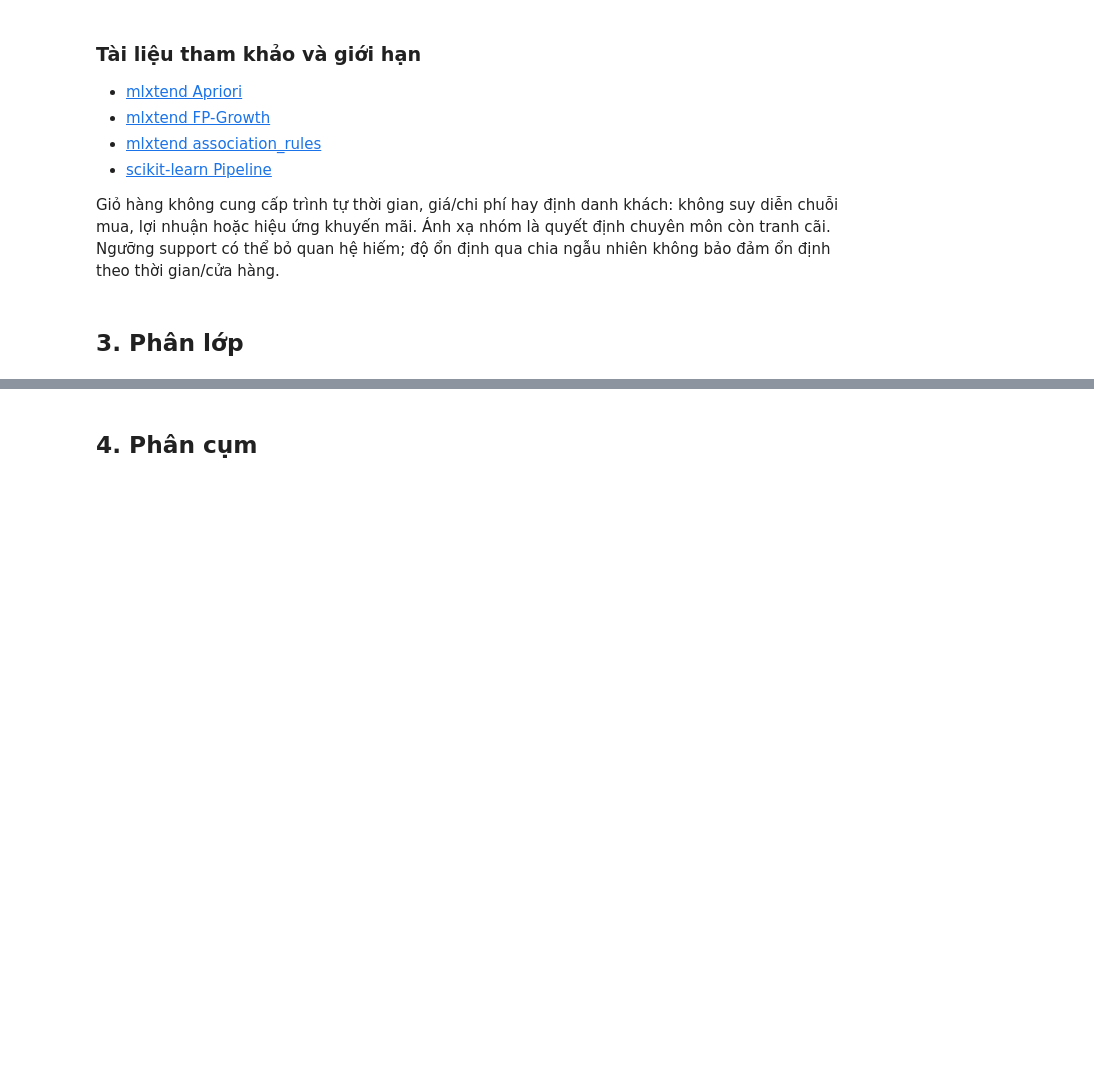
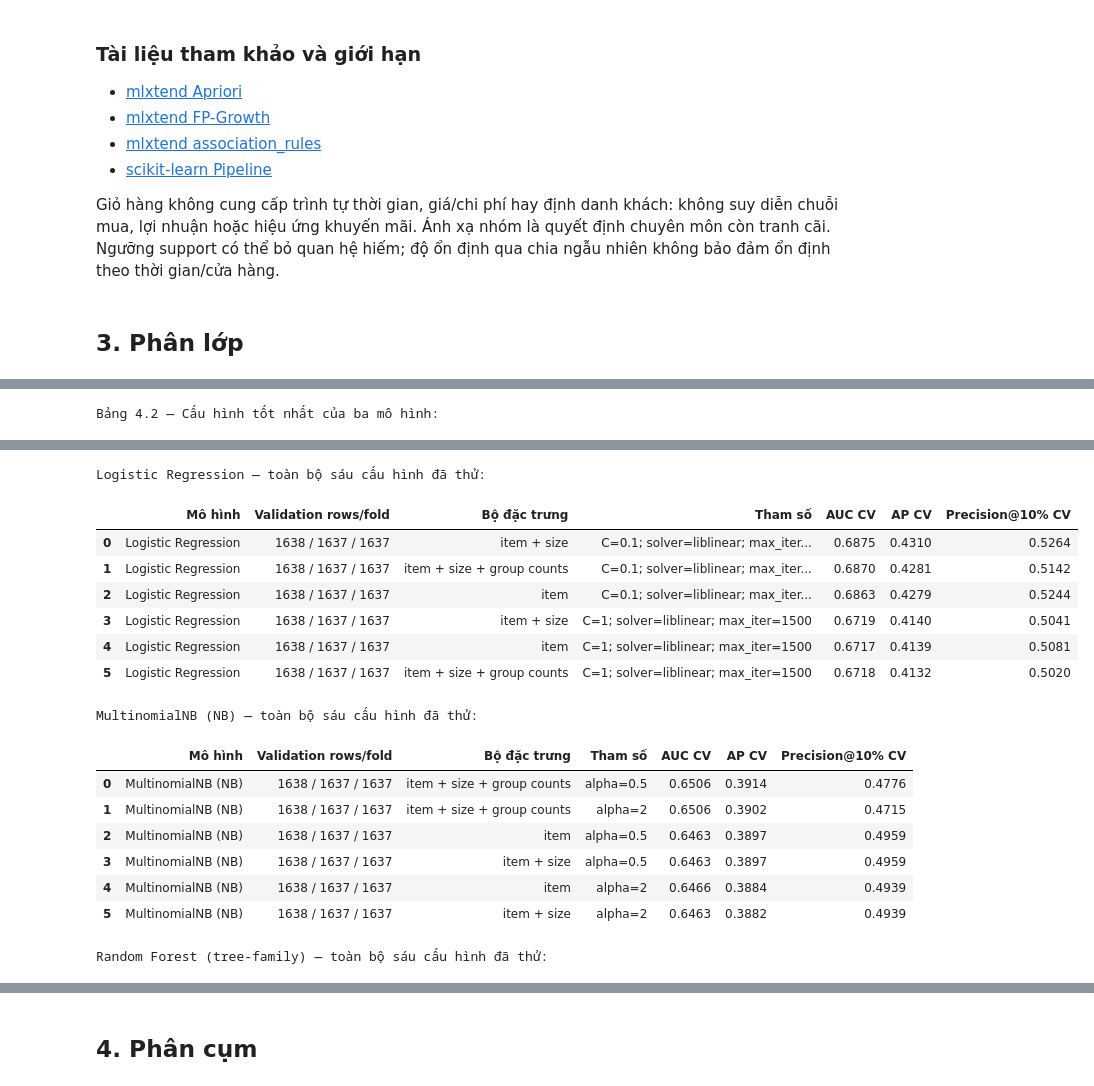
Before and after one commit to TruongMinhThang24/dbm301_asm2_group3_de2, a Jupyter notebook: notebooks/notebook.ipynb, the cells around one changed output, grey strips where cells are left out. Drawn from its saved outputs; the diff is of its cells as text; code cells hidden in the pictures; blank space fills up the shorter version.

```diff
--- a/notebooks/notebook.ipynb
+++ b/notebooks/notebook.ipynb
@@ -1162,0 +1779,23 @@ Giỏ hàng không cung cấp trình tự thời gian, giá/chi phí hay định
+# %%
+clf_ml_search = clf_search_candidates(
+    clf_ml_candidates(ITEM_TO_GROUP), clf_X_train, clf_y_train, clf_cv_splits)
+clf_ml_best = clf_best_per_family(clf_ml_search['table'])
+clf_cv_validation_rows = ' / '.join(str(len(val_idx)) for _, val_idx in clf_cv_splits)
+
+def clf_4_2_comparison(table):
+    view = clf_comparison_table(table)
+    view.insert(1, 'Validation rows/fold', clf_cv_validation_rows)
+    return view
+
+print('Bảng 4.2 — Cấu hình tốt nhất của ba mô hình:')
+display(clf_4_2_comparison(clf_ml_best).round(4))
+for clf_family in ['Logistic', 'MultinomialNB', 'RandomForest']:
+    print(CLF_MODEL_NAMES[clf_family], '— toàn bộ sáu cấu hình đã thử:')
+    display(clf_4_2_comparison(
+        clf_ml_search['table'].loc[clf_ml_search['table'].family.eq(clf_family)]).round(4))
+clf_ml_search['table'].to_csv(CLF_DIR / '4_2_model_trials.csv', index=False)
+clf_ml_search['fold_metrics'].to_csv(CLF_DIR / '4_2_fold_metrics.csv', index=False)
+clf_ml_best.to_csv(CLF_DIR / '4_2_best_models.csv', index=False)
+clf_4_2_comparison(clf_ml_best).to_csv(CLF_DIR / '4_2_comparison.csv', index=False)
+# %% [output]
+Bảng 4.2 — Cấu hình tốt nhất của ba mô hình:
@@ -1162,0 +1806,17 @@ Giỏ hàng không cung cấp trình tự thời gian, giá/chi phí hay định
+Logistic Regression — toàn bộ sáu cấu hình đã thử:
+|  | Mô hình | Validation rows/fold | Bộ đặc trưng | Tham số | AUC CV | AP CV | Precision@10% CV |
+| 0 | Logistic Regression | 1638 / 1637 / 1637 | item + size | C=0.1; solver=liblinear; max_iter... | 0.6875 | 0.4310 | 0.5264 |
+| 1 | Logistic Regression | 1638 / 1637 / 1637 | item + size + group counts | C=0.1; solver=liblinear; max_iter... | 0.6870 | 0.4281 | 0.5142 |
+| 2 | Logistic Regression | 1638 / 1637 / 1637 | item | C=0.1; solver=liblinear; max_iter... | 0.6863 | 0.4279 | 0.5244 |
+| 3 | Logistic Regression | 1638 / 1637 / 1637 | item + size | C=1; solver=liblinear; max_iter=1500 | 0.6719 | 0.4140 | 0.5041 |
+| 4 | Logistic Regression | 1638 / 1637 / 1637 | item | C=1; solver=liblinear; max_iter=1500 | 0.6717 | 0.4139 | 0.5081 |
+| 5 | Logistic Regression | 1638 / 1637 / 1637 | item + size + group counts | C=1; solver=liblinear; max_iter=1500 | 0.6718 | 0.4132 | 0.5020 |
+MultinomialNB (NB) — toàn bộ sáu cấu hình đã thử:
+|  | Mô hình | Validation rows/fold | Bộ đặc trưng | Tham số | AUC CV | AP CV | Precision@10% CV |
+| 0 | MultinomialNB (NB) | 1638 / 1637 / 1637 | item + size + group counts | alpha=0.5 | 0.6506 | 0.3914 | 0.4776 |
+| 1 | MultinomialNB (NB) | 1638 / 1637 / 1637 | item + size + group counts | alpha=2 | 0.6506 | 0.3902 | 0.4715 |
+| 2 | MultinomialNB (NB) | 1638 / 1637 / 1637 | item | alpha=0.5 | 0.6463 | 0.3897 | 0.4959 |
+| 3 | MultinomialNB (NB) | 1638 / 1637 / 1637 | item + size | alpha=0.5 | 0.6463 | 0.3897 | 0.4959 |
+| 4 | MultinomialNB (NB) | 1638 / 1637 / 1637 | item | alpha=2 | 0.6466 | 0.3884 | 0.4939 |
+| 5 | MultinomialNB (NB) | 1638 / 1637 / 1637 | item + size | alpha=2 | 0.6463 | 0.3882 | 0.4939 |
+Random Forest (tree-family) — toàn bộ sáu cấu hình đã thử:
```
Also changed, not shown: parts of 19 cells of this notebook, 24 other files.
